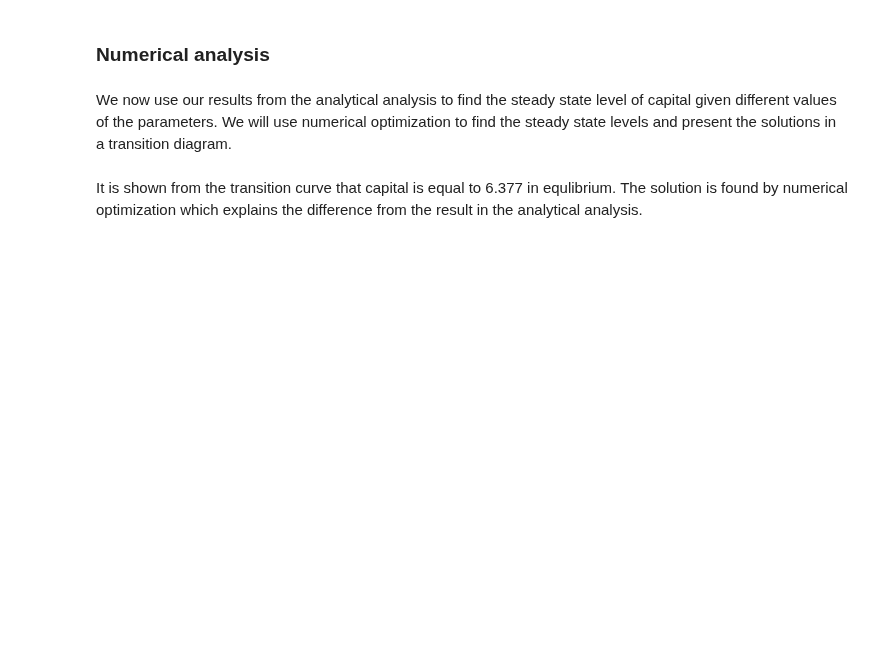
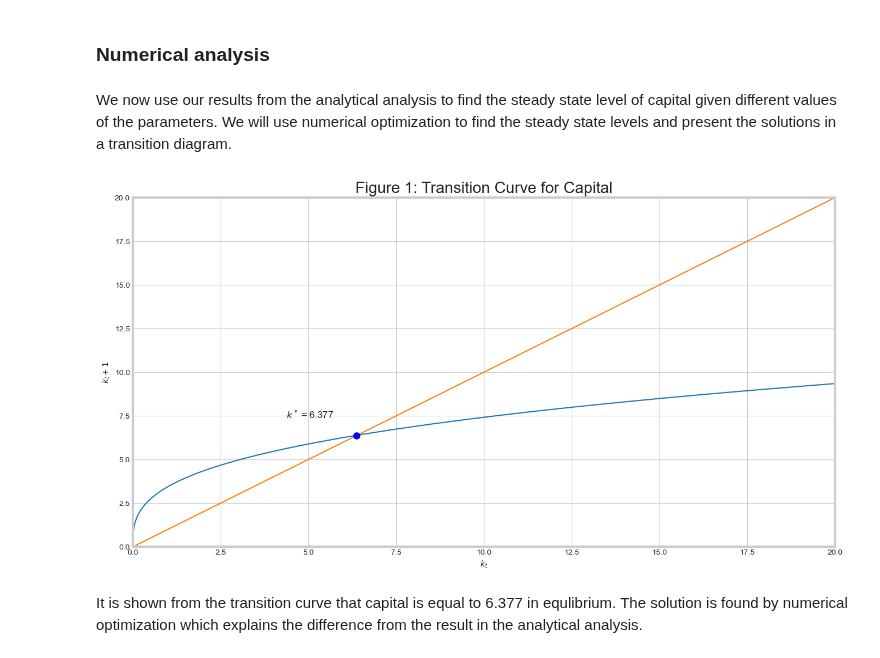
Before and after one commit to NumEconCopenhagen/projects-2023-frederikke-x2-og-sofie, a Jupyter notebook: modelproject/modelproject.ipynb, the cells around one changed output. Drawn from its saved outputs; the diff is of its cells as text; code cells hidden in the pictures; blank space fills up the shorter version.

```diff
--- a/modelproject/modelproject.ipynb
+++ b/modelproject/modelproject.ipynb
@@ -99,30 +103,32 @@ k_star_func(alpha2,rho,n2,tau2,A2)
 We now use our results from the analytical analysis to find the steady state level of capital given different values of the parameters. We will use numerical optimization to find the steady state levels and present the solutions in a transition diagram.
 # %%
 # a. The OLG class is called
-num_class = nm.OLG_modelClass()
+model_n = nm.AnalysismodelclassOLG()
 
 # b. Plotting the optimal level of capital in the transition diagram
 
 # i. The function describing the transition curve is called
-num_class.transition_curve()
+model_n.transition_curve()
 
 # ii. The figure is called and defined
 figure = plt.figure(figsize=(16,8))
 ax = figure.add_subplot(1,1,1)
 
 # iii. From the module, num_class, the graphs of the transition diagram are called
 num_class.plot_transition_curve(ax)
 num_class.plot_45_curve(ax)
 plt.plot(num_class.ss, num_class.ss, 'o', markersize=8, color='blue')
 plt.annotate(f'$k^*$ = {num_class.ss:.3f}', (num_class.ss-2, num_class.ss+1), size=12)
 plt.title('Figure 1: Transition Curve for Capital', loc='center', size=20)
 ax.spines['bottom'].set_linewidth(3)
 ax.spines['top'].set_linewidth(3)
 ax.spines['right'].set_linewidth(3)
 ax.spines['left'].set_linewidth(3)
 
 # iv. Display figure
 plt.show()
+# %% [output]
+[figure, added]
 # %% [markdown]
 It is shown from the transition curve that capital is equal to 6.377 in equlibrium. The solution is found by numerical optimization which explains the difference from the result in the analytical analysis.
 # %% [markdown]
```
Also changed, not shown: parts of 7 cells of this notebook.
